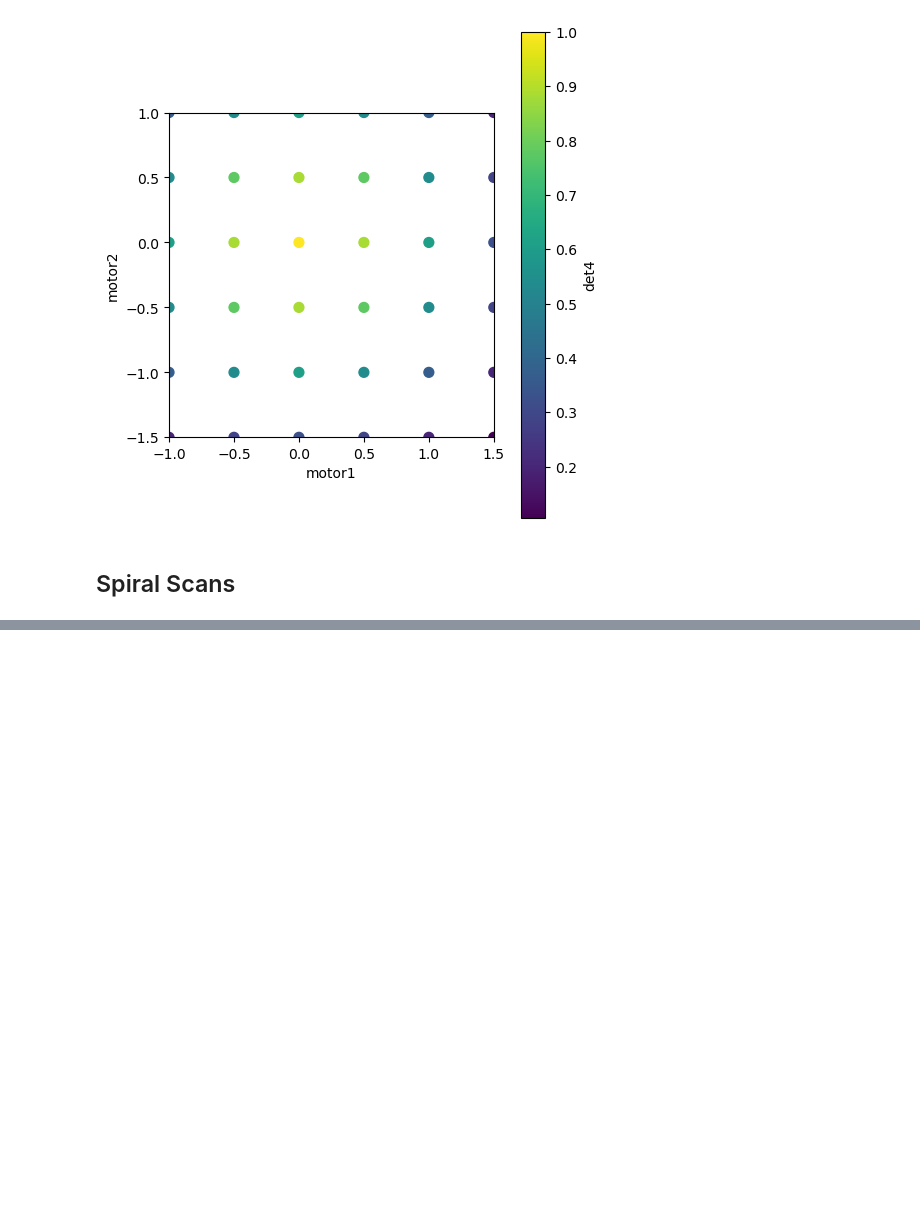
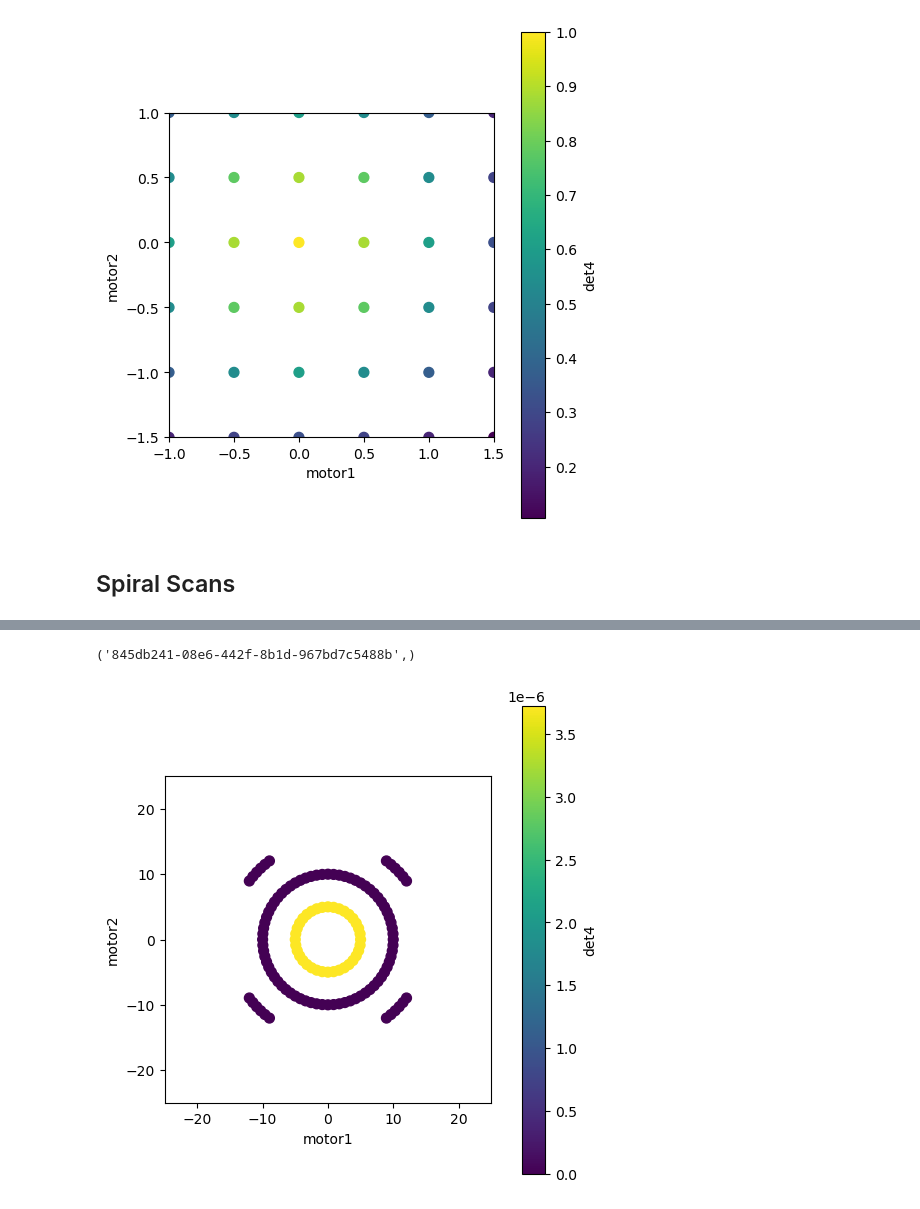
Before and after one commit to cnpem/bluesky-workshop, a Jupyter notebook: tutorial/02_nD_scan.ipynb, the cells around one changed output, grey strips where cells are left out. Saved outputs shown, nothing was run; the diff lists cells and outputs as text; code cells hidden in the pictures; blank space fills up the shorter version.

Commit message:
Add Spiral plan example

```diff
--- a/tutorial/02_nD_scan.ipynb
+++ b/tutorial/02_nD_scan.ipynb
@@ -157,0 +176,16 @@ generator list_grid_scan ['0b487337'] (scan num: 7)
+# %%
+RE(
+    spiral(
+        detectors=[det4],
+        x_motor=motor1,
+        y_motor=motor2,
+        x_start=0,
+        y_start=0,
+        x_range=25,
+        y_range=25,
+        dr=5,
+        dr_y=5,
+        nth=36
+    )
+)
+# %% [output]
@@ -157,0 +209,2 @@ generator list_grid_scan ['0b487337'] (scan num: 7)
+('845db241-08e6-442f-8b1d-967bd7c5488b',)
+[figure, added]
```
Also changed, not shown: parts of 7 cells of this notebook.
